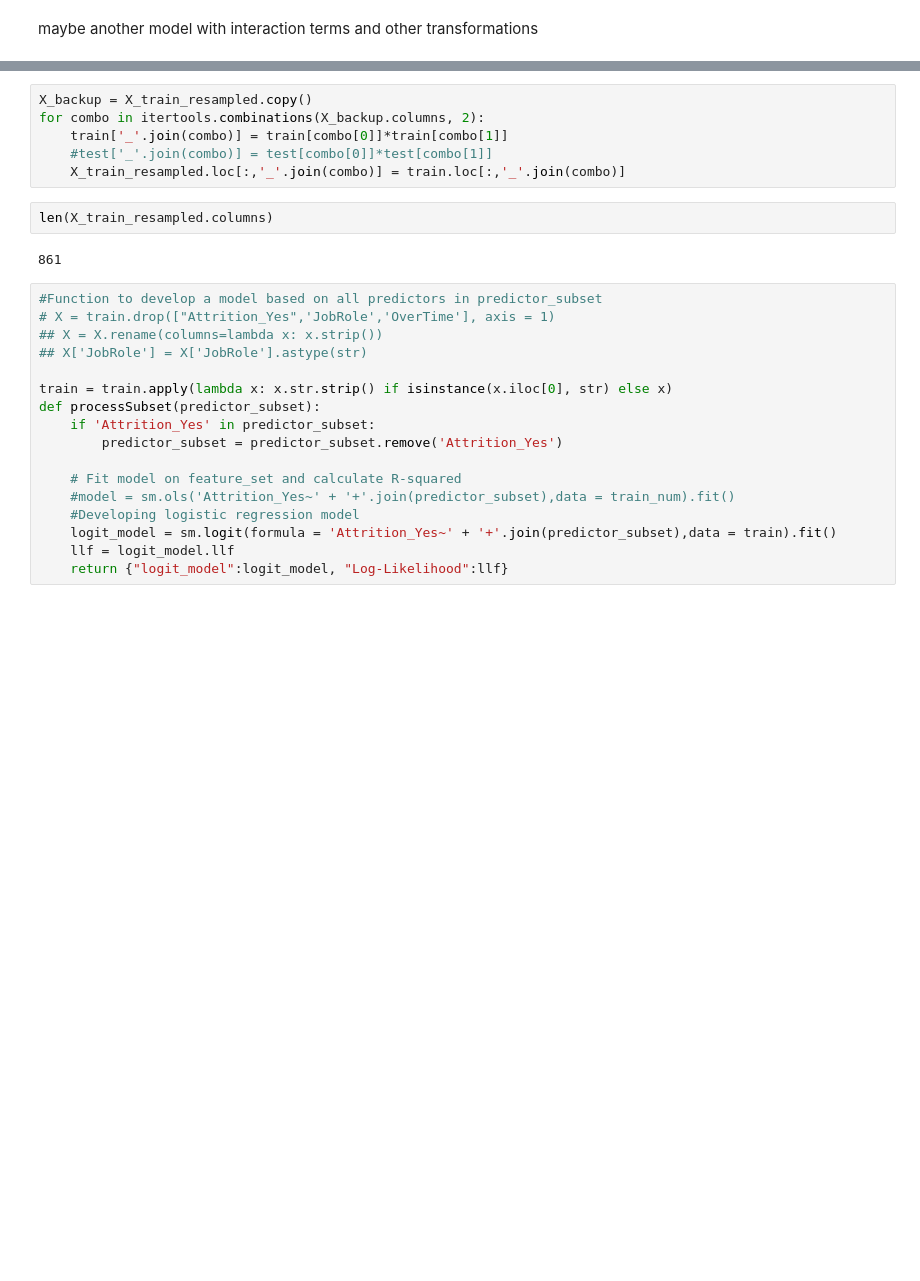
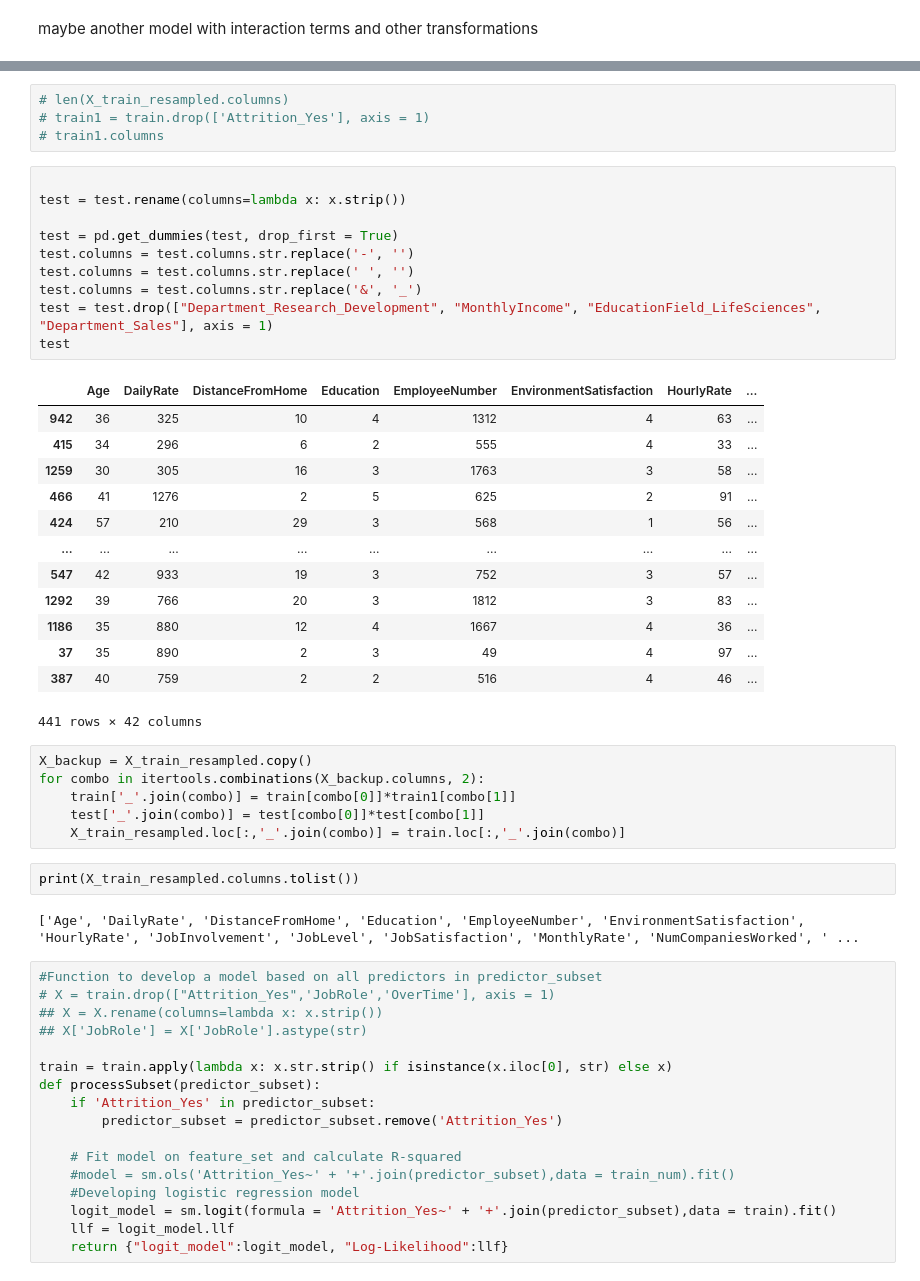
Before and after one commit to catherineerickson/Attrition-Project, a Jupyter notebook: Improved_Model.ipynb, the cells around one changed output, grey strips where cells are left out. Drawn from its saved outputs; the diff is of its cells as text; blank space fills up the shorter version.

Commit message:
working w Annabelle on the interaction error
not yet solved, we changed the test dataframe to test some things out but it's just one block of code u can easily delete if needed

```diff
--- a/Improved_Model.ipynb
+++ b/Improved_Model.ipynb
@@ -658,13 +637,41 @@ Index(['Age', 'DailyRate', 'DistanceFromHome', 'Education', 'EmployeeNumber',
+# %%
+# len(X_train_resampled.columns)
+# train1 = train.drop(['Attrition_Yes'], axis = 1)
+# train1.columns
+# %%
+
+test = test.rename(columns=lambda x: x.strip())
+
+test = pd.get_dummies(test, drop_first = True)
+test.columns = test.columns.str.replace('-', '')
+test.columns = test.columns.str.replace(' ', '')
+test.columns = test.columns.str.replace('&', '_')
+test = test.drop(["Department_Research_Development", "MonthlyIncome", "EducationField_LifeSciences", "Department_Sales"], axis = 1)
+test
+# %% [output]
+|  | Age | DailyRate | DistanceFromHome | Education | EmployeeNumber | EnvironmentSatisfaction | HourlyRate | ... |
+| 942 | 36 | 325 | 10 | 4 | 1312 | 4 | 63 | ... |
+| 415 | 34 | 296 | 6 | 2 | 555 | 4 | 33 | ... |
+| 1259 | 30 | 305 | 16 | 3 | 1763 | 3 | 58 | ... |
+| 466 | 41 | 1276 | 2 | 5 | 625 | 2 | 91 | ... |
+| 424 | 57 | 210 | 29 | 3 | 568 | 1 | 56 | ... |
+| ... | ... | ... | ... | ... | ... | ... | ... | ... |
+| 547 | 42 | 933 | 19 | 3 | 752 | 3 | 57 | ... |
+| 1292 | 39 | 766 | 20 | 3 | 1812 | 3 | 83 | ... |
+| 1186 | 35 | 880 | 12 | 4 | 1667 | 4 | 36 | ... |
+| 37 | 35 | 890 | 2 | 3 | 49 | 4 | 97 | ... |
+| 387 | 40 | 759 | 2 | 2 | 516 | 4 | 46 | ... |
+441 rows × 42 columns
 # %%
 X_backup = X_train_resampled.copy()
 for combo in itertools.combinations(X_backup.columns, 2):
-    train['_'.join(combo)] = train[combo[0]]*train[combo[1]]
-    #test['_'.join(combo)] = test[combo[0]]*test[combo[1]]
+    train['_'.join(combo)] = train[combo[0]]*train1[combo[1]]
+    test['_'.join(combo)] = test[combo[0]]*test[combo[1]]
     X_train_resampled.loc[:,'_'.join(combo)] = train.loc[:,'_'.join(combo)]
-# %%
-len(X_train_resampled.columns)
-# %% [output]
-861
+# %%
+print(X_train_resampled.columns.tolist())
+# %% [output]
+['Age', 'DailyRate', 'DistanceFromHome', 'Education', 'EmployeeNumber', 'EnvironmentSatisfaction', 'HourlyRate', 'JobInvolvement', 'JobLevel', 'JobSatisfaction', 'MonthlyRate', 'NumCompaniesWorked', ' ...
 # %%
 #Function to develop a model based on all predictors in predictor_subset
 # X = train.drop(["Attrition_Yes",'JobRole','OverTime'], axis = 1)
```
Also changed, not shown: parts of 10 cells of this notebook.
